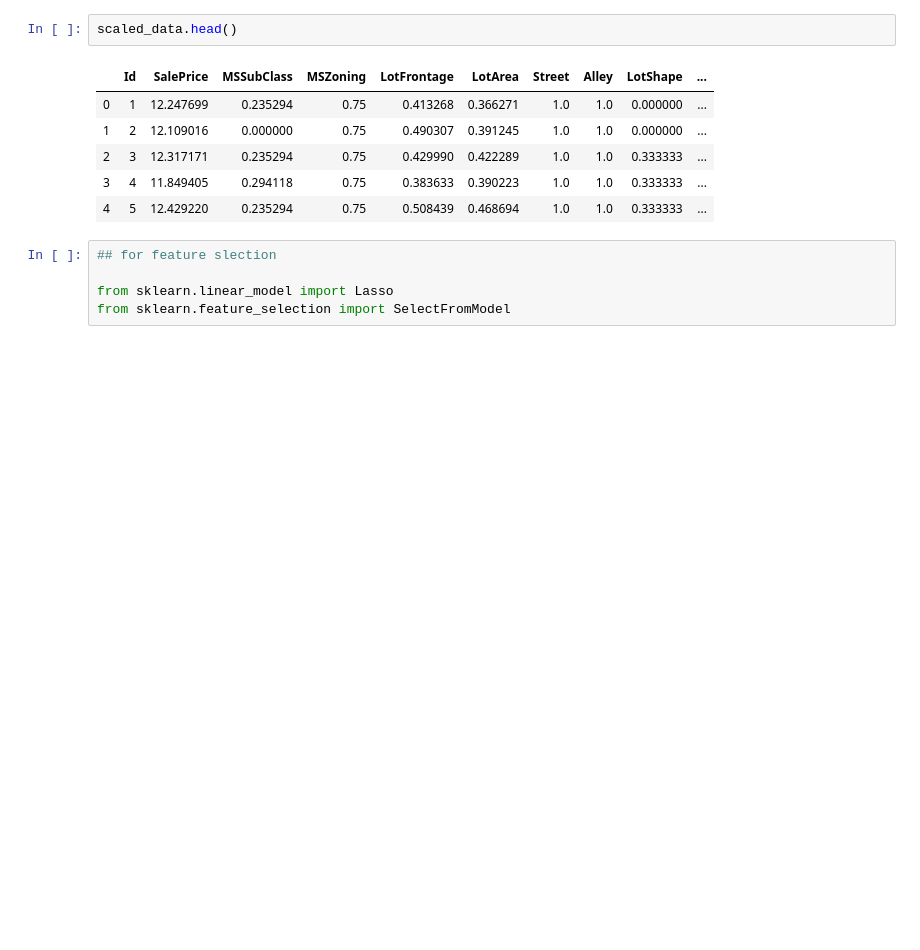
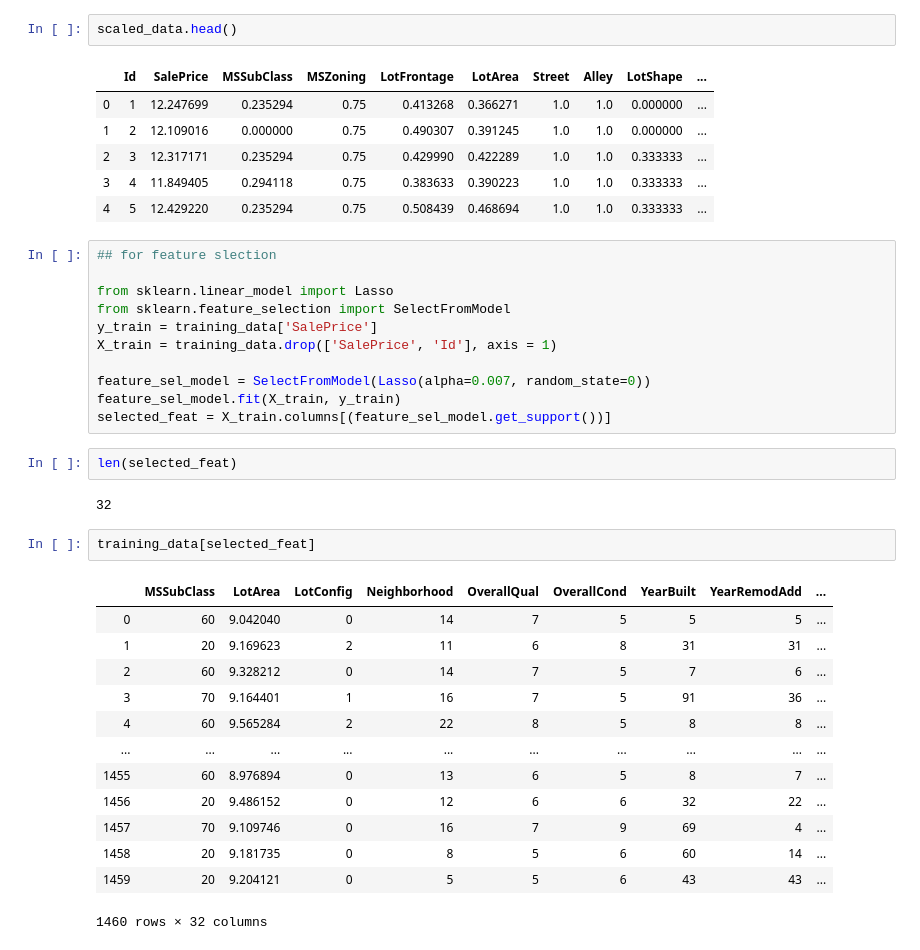
Before and after one commit to rajkhona/Housepriceprediction, a Jupyter notebook: house_price_prediction.ipynb, the cells around one changed output. Saved outputs shown, nothing was run; the diff lists cells and outputs as text; blank space fills up the shorter version.

```diff
--- a/house_price_prediction.ipynb
+++ b/house_price_prediction.ipynb
@@ -504,3 +504,29 @@ scaled_data.head()
 
 from sklearn.linear_model import Lasso
 from sklearn.feature_selection import SelectFromModel
+y_train = training_data['SalePrice']
+X_train = training_data.drop(['SalePrice', 'Id'], axis = 1)
+
+feature_sel_model = SelectFromModel(Lasso(alpha=0.007, random_state=0))
+feature_sel_model.fit(X_train, y_train)
+selected_feat = X_train.columns[(feature_sel_model.get_support())]
+# %%
+len(selected_feat)
+# %% [output]
+32
+# %%
+training_data[selected_feat]
+# %% [output]
+|  | MSSubClass | LotArea | LotConfig | Neighborhood | OverallQual | OverallCond | YearBuilt | YearRemodAdd | ... |
+| 0 | 60 | 9.042040 | 0 | 14 | 7 | 5 | 5 | 5 | ... |
+| 1 | 20 | 9.169623 | 2 | 11 | 6 | 8 | 31 | 31 | ... |
+| 2 | 60 | 9.328212 | 0 | 14 | 7 | 5 | 7 | 6 | ... |
+| 3 | 70 | 9.164401 | 1 | 16 | 7 | 5 | 91 | 36 | ... |
+| 4 | 60 | 9.565284 | 2 | 22 | 8 | 5 | 8 | 8 | ... |
+| ... | ... | ... | ... | ... | ... | ... | ... | ... | ... |
+| 1455 | 60 | 8.976894 | 0 | 13 | 6 | 5 | 8 | 7 | ... |
+| 1456 | 20 | 9.486152 | 0 | 12 | 6 | 6 | 32 | 22 | ... |
+| 1457 | 70 | 9.109746 | 0 | 16 | 7 | 9 | 69 | 4 | ... |
+| 1458 | 20 | 9.181735 | 0 | 8 | 5 | 6 | 60 | 14 | ... |
+| 1459 | 20 | 9.204121 | 0 | 5 | 5 | 6 | 43 | 43 | ... |
+1460 rows × 32 columns
```
Also changed, not shown: parts of 2 cells of this notebook.
